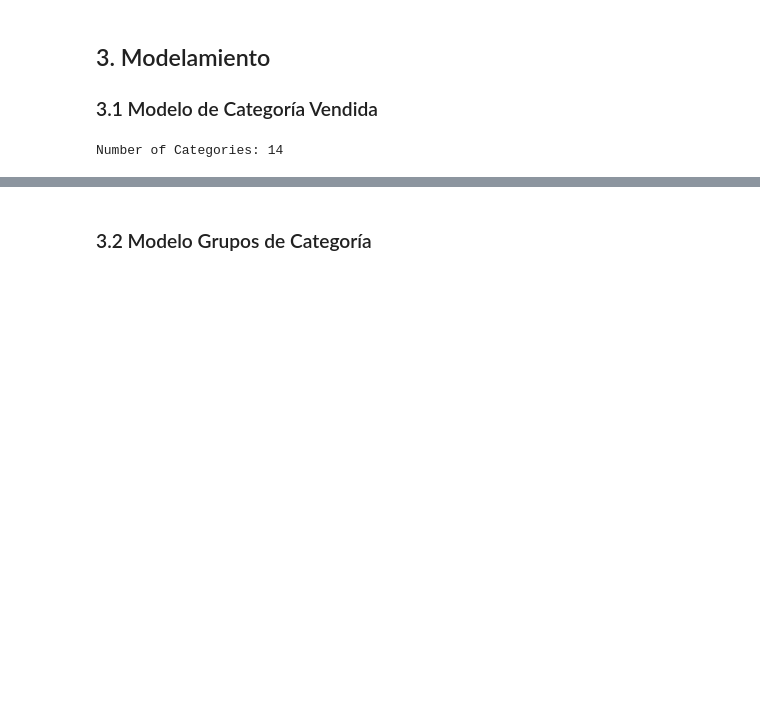
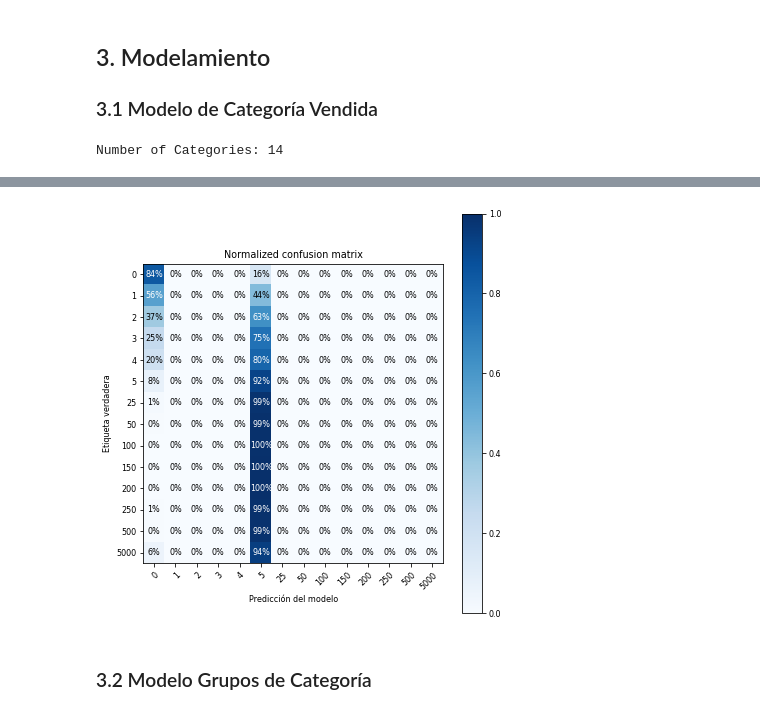
Before and after one commit to juancop/MeliDSChallenge, a Jupyter notebook: notebooks/MODEL_SoldQuantity.ipynb, the cells around one changed output, grey strips where cells are left out. Saved outputs shown, nothing was run; the diff lists cells and outputs as text; code cells hidden in the pictures; blank space fills up the shorter version.

```diff
--- a/notebooks/MODEL_SoldQuantity.ipynb
+++ b/notebooks/MODEL_SoldQuantity.ipynb
@@ -94,0 +126,3 @@ Fitting 3 folds for each of 5 candidates, totalling 15 fits
+# %%
+benchmark_1 = benchmark()
+benchmark_1.fit(X_train, y_train)
@@ -94,0 +138,7 @@ Fitting 3 folds for each of 5 candidates, totalling 15 fits
+# %%
+# Predicciones en Validación y Test para Benchmark 1
+predictions_bench_1_validation = benchmark_1.predict(X_val)
+f_1_bench_1_validation = f1_score(predictions_bench_1_validation, y_val.values, average = 'macro')
+
+predictions_bench_1_test = benchmark_1.predict(X_test)
+f_1_bench_1_test = f1_score(predictions_bench_1_test, y_test.values, average = 'macro')
@@ -95,3 +154,7 @@ Fitting 3 folds for each of 5 candidates, totalling 15 fits
+# %%
+cf_B1 = plot_confusion_matrix(y_test.values, predictions_bench_1_test, np.unique(y_test.values), normalize=True)
+# %% [output]
+[figure, added]
 # %% [markdown]
 ### 3.2 Modelo Grupos de Categoría
 # %%
```
Also changed, not shown: parts of 24 cells of this notebook.
